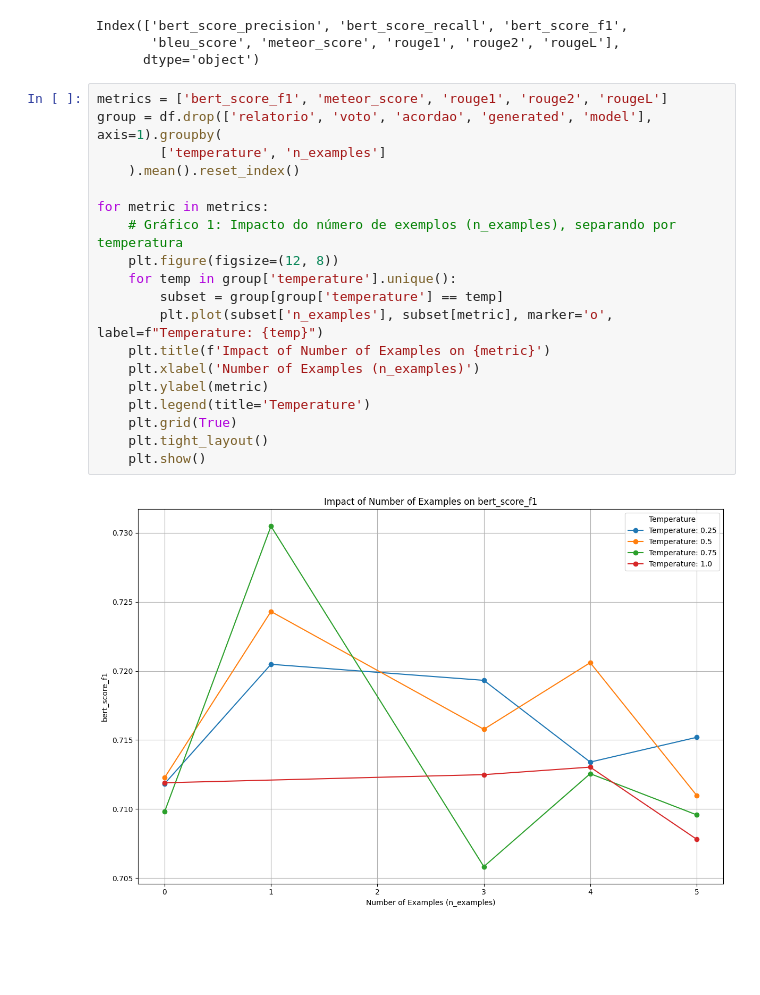
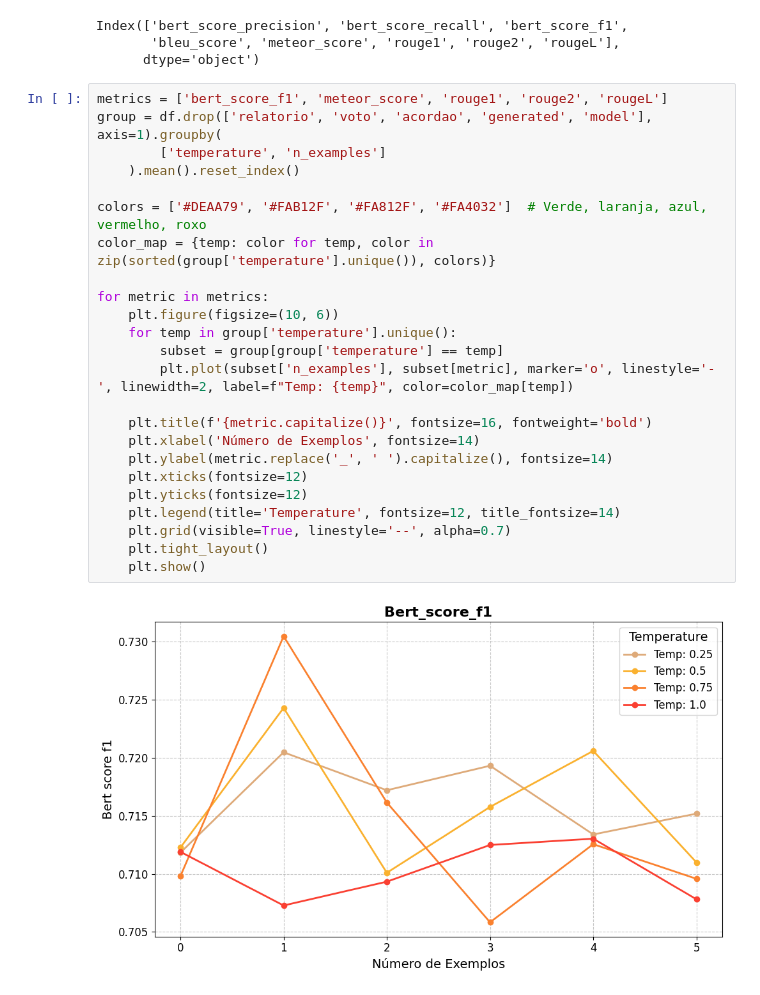
Before and after one commit to eniedson/aprendizado-maquina, a Jupyter notebook: experiments/analisys.ipynb, the cells around one changed output. Saved outputs shown, nothing was run; the diff lists cells and outputs as text; blank space fills up the shorter version.

```diff
--- a/experiments/analisys.ipynb
+++ b/experiments/analisys.ipynb
@@ -93,21 +95,26 @@ Index(['bert_score_precision', 'bert_score_recall', 'bert_score_f1',
 # %%
 metrics = ['bert_score_f1', 'meteor_score', 'rouge1', 'rouge2', 'rougeL']
 group = df.drop(['relatorio', 'voto', 'acordao', 'generated', 'model'], axis=1).groupby(
         ['temperature', 'n_examples']
     ).mean().reset_index()
 
+colors = ['#DEAA79', '#FAB12F', '#FA812F', '#FA4032']  # Verde, laranja, azul, vermelho, roxo
+color_map = {temp: color for temp, color in zip(sorted(group['temperature'].unique()), colors)}
+
 for metric in metrics:
-    # Gráfico 1: Impacto do número de exemplos (n_examples), separando por temperatura
-    plt.figure(figsize=(12, 8))
+    plt.figure(figsize=(10, 6))
     for temp in group['temperature'].unique():
         subset = group[group['temperature'] == temp]
-        plt.plot(subset['n_examples'], subset[metric], marker='o', label=f"Temperature: {temp}")
-    plt.title(f'Impact of Number of Examples on {metric}')
-    plt.xlabel('Number of Examples (n_examples)')
-    plt.ylabel(metric)
-    plt.legend(title='Temperature')
-    plt.grid(True)
+        plt.plot(subset['n_examples'], subset[metric], marker='o', linestyle='-', linewidth=2, label=f"Temp: {temp}", color=color_map[temp])
+
+    plt.title(f'{metric.capitalize()}', fontsize=16, fontweight='bold')
+    plt.xlabel('Número de Exemplos', fontsize=14)
+    plt.ylabel(metric.replace('_', ' ').capitalize(), fontsize=14)
+    plt.xticks(fontsize=12)
+    plt.yticks(fontsize=12)
+    plt.legend(title='Temperature', fontsize=12, title_fontsize=14)
+    plt.grid(visible=True, linestyle='--', alpha=0.7)
     plt.tight_layout()
     plt.show()
 # %% [output]
-[figure, old version]
+[figure, new version]
```
Also changed, not shown: parts of 4 cells of this notebook.
